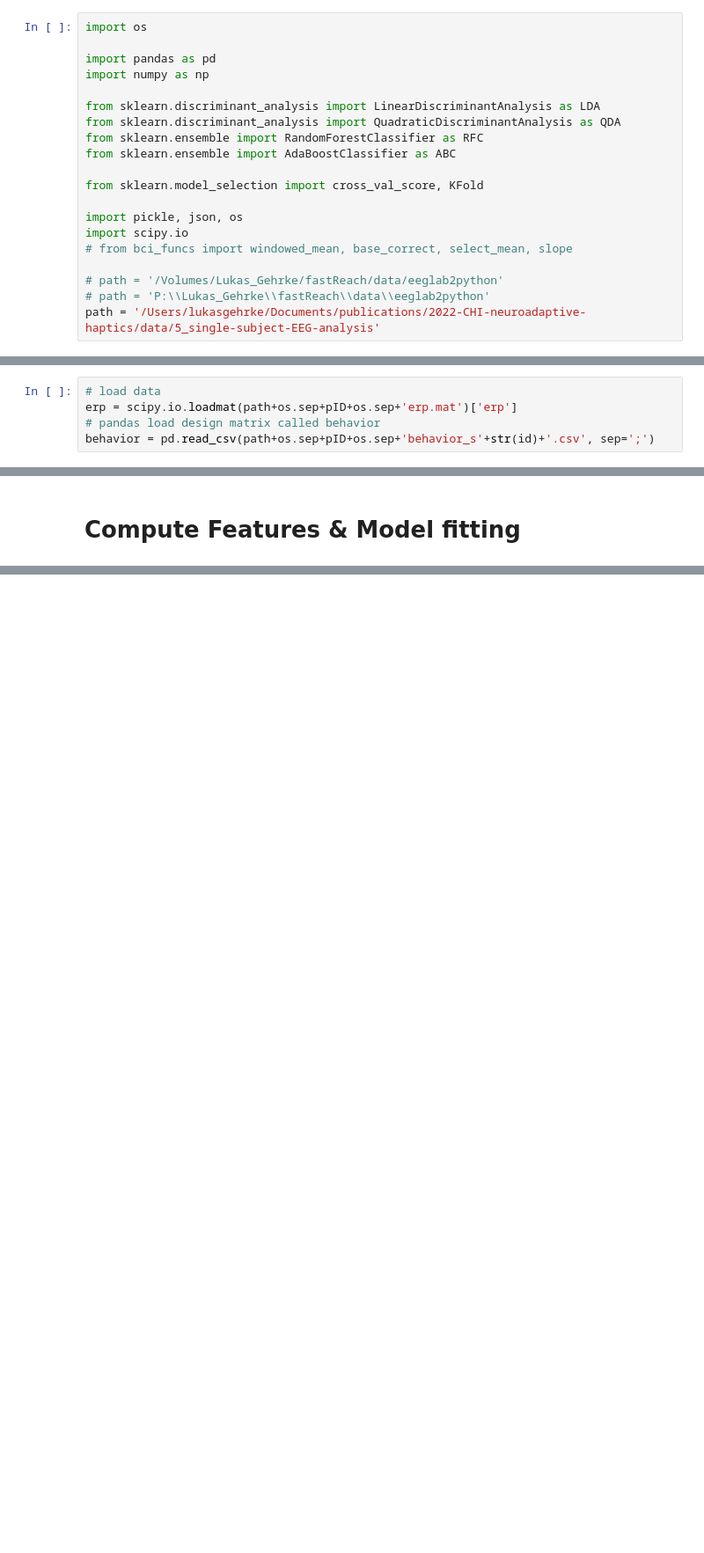
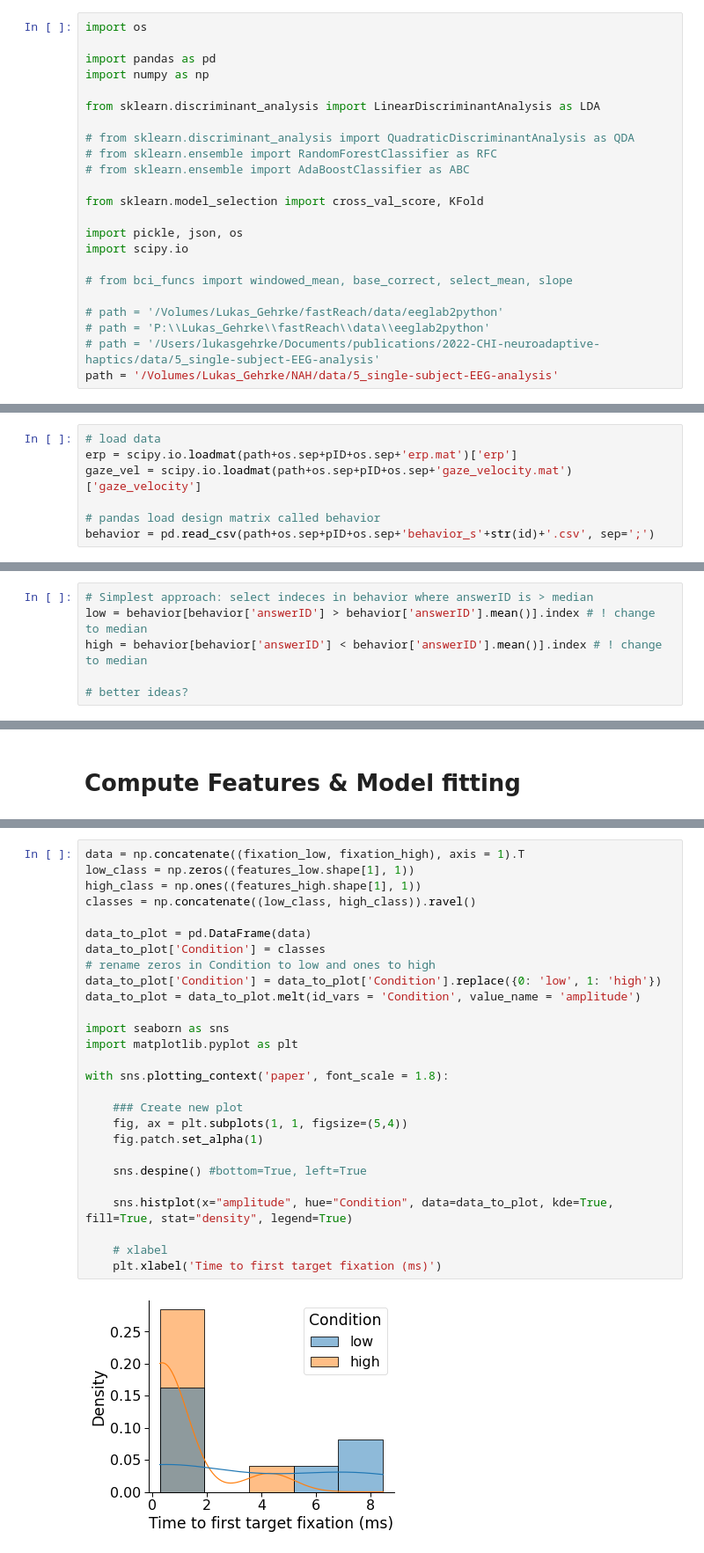
Before and after one commit to lukasgehrke/2022-CHI-neuroadaptive-haptics, a Jupyter notebook: neuro_haptics/bci/nah_train_bci.ipynb, the cells around one changed output, grey strips where cells are left out. Shown at 88% size. Drawn from its saved outputs; the diff is of its cells as text; blank space fills up the shorter version.

```diff
--- a/neuro_haptics/bci/nah_train_bci.ipynb
+++ b/neuro_haptics/bci/nah_train_bci.ipynb
@@ -8,17 +8,20 @@ import pandas as pd
 import numpy as np
 
 from sklearn.discriminant_analysis import LinearDiscriminantAnalysis as LDA
-from sklearn.discriminant_analysis import QuadraticDiscriminantAnalysis as QDA
-from sklearn.ensemble import RandomForestClassifier as RFC
-from sklearn.ensemble import AdaBoostClassifier as ABC
+
+# from sklearn.discriminant_analysis import QuadraticDiscriminantAnalysis as QDA
+# from sklearn.ensemble import RandomForestClassifier as RFC
+# from sklearn.ensemble import AdaBoostClassifier as ABC
 
 from sklearn.model_selection import cross_val_score, KFold
 
 import pickle, json, os
 import scipy.io
+
 # from bci_funcs import windowed_mean, base_correct, select_mean, slope
 
 # path = '/Volumes/Lukas_Gehrke/fastReach/data/eeglab2python'
 # path = 'P:\\Lukas_Gehrke\\fastReach\\data\\eeglab2python'
-path = '/Users/lukasgehrke/Documents/publications/2022-CHI-neuroadaptive-haptics/data/5_single-subject-EEG-analysis'
+# path = '/Users/lukasgehrke/Documents/publications/2022-CHI-neuroadaptive-haptics/data/5_single-subject-EEG-analysis'
+path = '/Volumes/Lukas_Gehrke/NAH/data/5_single-subject-EEG-analysis'
 # %% [markdown]
@@ -26,5 +29,7 @@ path = '/Users/lukasgehrke/Documents/publications/2022-CHI-neuroadaptive-haptics
 # %%
 # load data
 erp = scipy.io.loadmat(path+os.sep+pID+os.sep+'erp.mat')['erp']
+gaze_vel = scipy.io.loadmat(path+os.sep+pID+os.sep+'gaze_velocity.mat')['gaze_velocity']
+
 # pandas load design matrix called behavior
 behavior = pd.read_csv(path+os.sep+pID+os.sep+'behavior_s'+str(id)+'.csv', sep=';')
@@ -30,0 +38,6 @@ behavior = pd.read_csv(path+os.sep+pID+os.sep+'behavior_s'+str(id)+'.csv', sep='
+# %%
+# Simplest approach: select indeces in behavior where answerID is > median
+low = behavior[behavior['answerID'] > behavior['answerID'].mean()].index # ! change to median
+high = behavior[behavior['answerID'] < behavior['answerID'].mean()].index # ! change to median
+
+# better ideas?
@@ -136,0 +165,29 @@ Threshold used is: 0.5111517354836219
+# %%
+data = np.concatenate((fixation_low, fixation_high), axis = 1).T
+low_class = np.zeros((features_low.shape[1], 1))
+high_class = np.ones((features_high.shape[1], 1))
+classes = np.concatenate((low_class, high_class)).ravel()
+
+data_to_plot = pd.DataFrame(data)
+data_to_plot['Condition'] = classes
+# rename zeros in Condition to low and ones to high
+data_to_plot['Condition'] = data_to_plot['Condition'].replace({0: 'low', 1: 'high'})
+data_to_plot = data_to_plot.melt(id_vars = 'Condition', value_name = 'amplitude')
+
+import seaborn as sns
+import matplotlib.pyplot as plt
+
+with sns.plotting_context('paper', font_scale = 1.8):
+
+    ### Create new plot
+    fig, ax = plt.subplots(1, 1, figsize=(5,4))
+    fig.patch.set_alpha(1)
+
+    sns.despine() #bottom=True, left=True
+
+    sns.histplot(x="amplitude", hue="Condition", data=data_to_plot, kde=True, fill=True, stat="density", legend=True)
+
+    # xlabel
+    plt.xlabel('Time to first target fixation (ms)')
+# %% [output]
+[figure, added]
```
Also changed, not shown: parts of 15 cells of this notebook, 6 other files.
